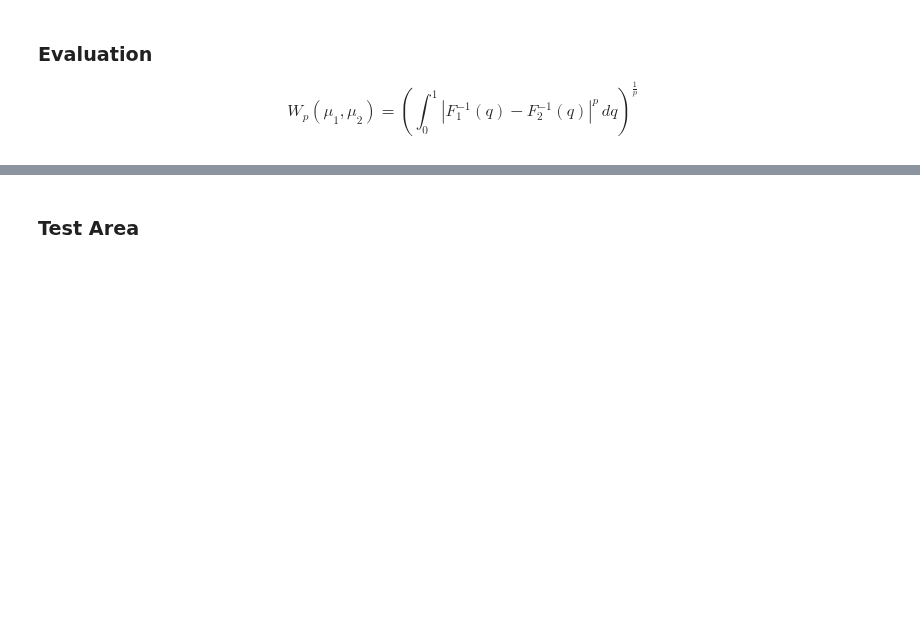
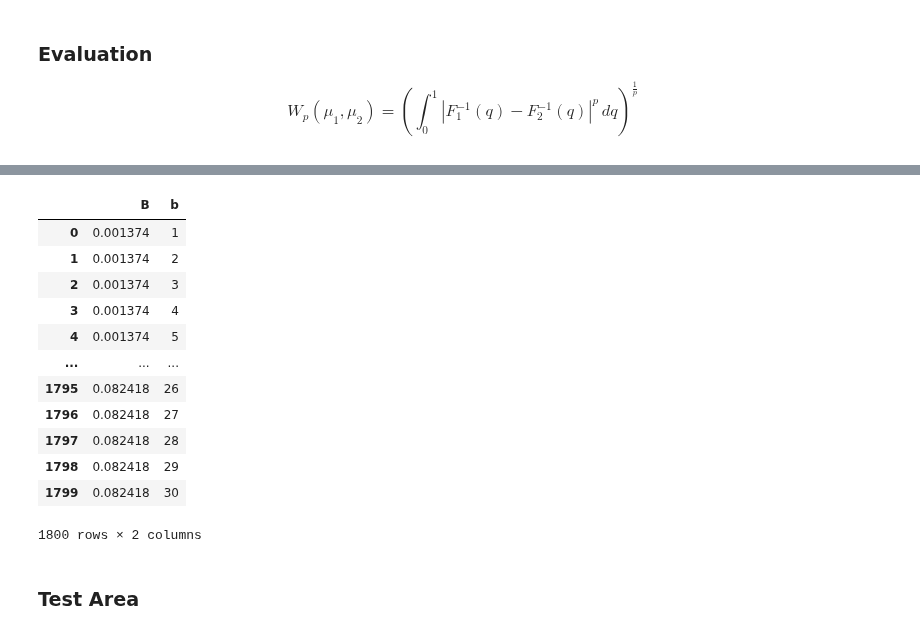
Before and after one commit to chrisnhr/Diplom, a Jupyter notebook: bootstrapping.ipynb, the cells around one changed output, grey strips where cells are left out. Saved outputs shown, nothing was run; the diff lists cells and outputs as text; code cells hidden in the pictures; blank space fills up the shorter version.

```diff
--- a/bootstrapping.ipynb
+++ b/bootstrapping.ipynb
@@ -232,0 +263,4 @@ class Evaluation:
+# %%
+#reasonable max block size?
+max_block_size = 30
+block_sizes = np.arange(1, max_block_size + 1)
@@ -232,0 +269,6 @@ class Evaluation:
+# %%
+# Use NumPy meshgrid to generate all combinations efficiently
+B_mesh, b_mesh = np.meshgrid(B_for_int, block_sizes, indexing="ij")
+
+# Flatten the arrays and create a DataFrame
+df_grid_alt = pd.DataFrame({"B": B_mesh.ravel(), "b": b_mesh.ravel()})
@@ -233,3 +279,19 @@ class Evaluation:
+# %%
+df_grid_alt
+# %% [output]
+|  | B | b |
+| 0 | 0.001374 | 1 |
+| 1 | 0.001374 | 2 |
+| 2 | 0.001374 | 3 |
+| 3 | 0.001374 | 4 |
+| 4 | 0.001374 | 5 |
+| ... | ... | ... |
+| 1795 | 0.082418 | 26 |
+| 1796 | 0.082418 | 27 |
+| 1797 | 0.082418 | 28 |
+| 1798 | 0.082418 | 29 |
+| 1799 | 0.082418 | 30 |
+1800 rows × 2 columns
 # %% [markdown]
 ### Test Area
 # %%
```
Also changed, not shown: parts of 5 cells of this notebook.
